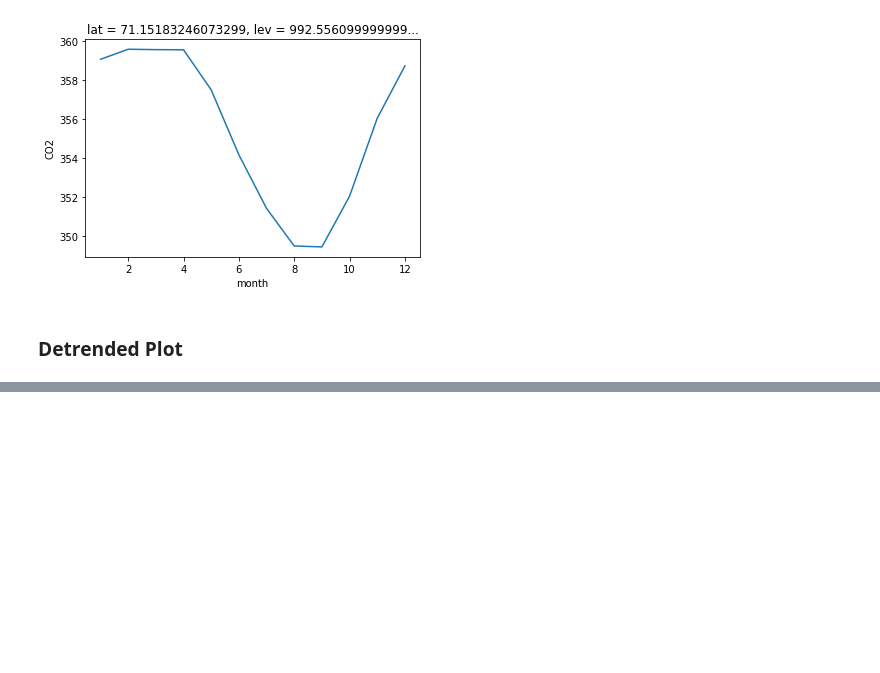
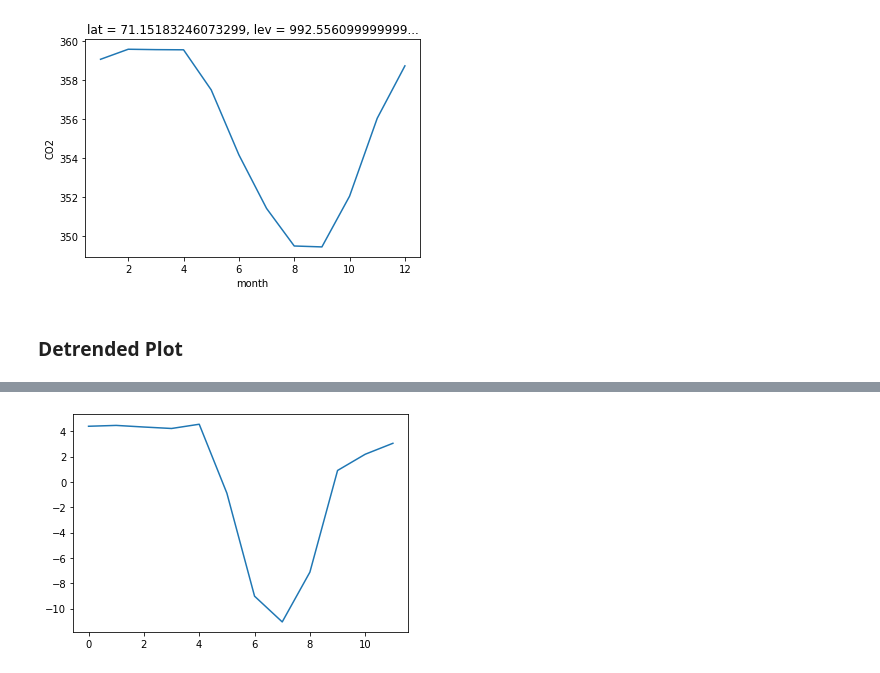
Before and after one commit to wwieder/ctsm_py, a Jupyter notebook: notebooks/CO2Amp_Problems.ipynb, the cells around one changed output, grey strips where cells are left out. Saved outputs shown, nothing was run; the diff lists cells and outputs as text; code cells hidden in the pictures; blank space fills up the shorter version.

```diff
--- a/notebooks/CO2Amp_Problems.ipynb
+++ b/notebooks/CO2Amp_Problems.ipynb
@@ -158,0 +202,4 @@ plt.plot(CESM1_ann_early_detrend[0])
+# %%
+plt.plot(CESM1_ann_late_detrend[0]);
+# %% [output]
+[figure, added]
```
Also changed, not shown: parts of 12 cells of this notebook.
